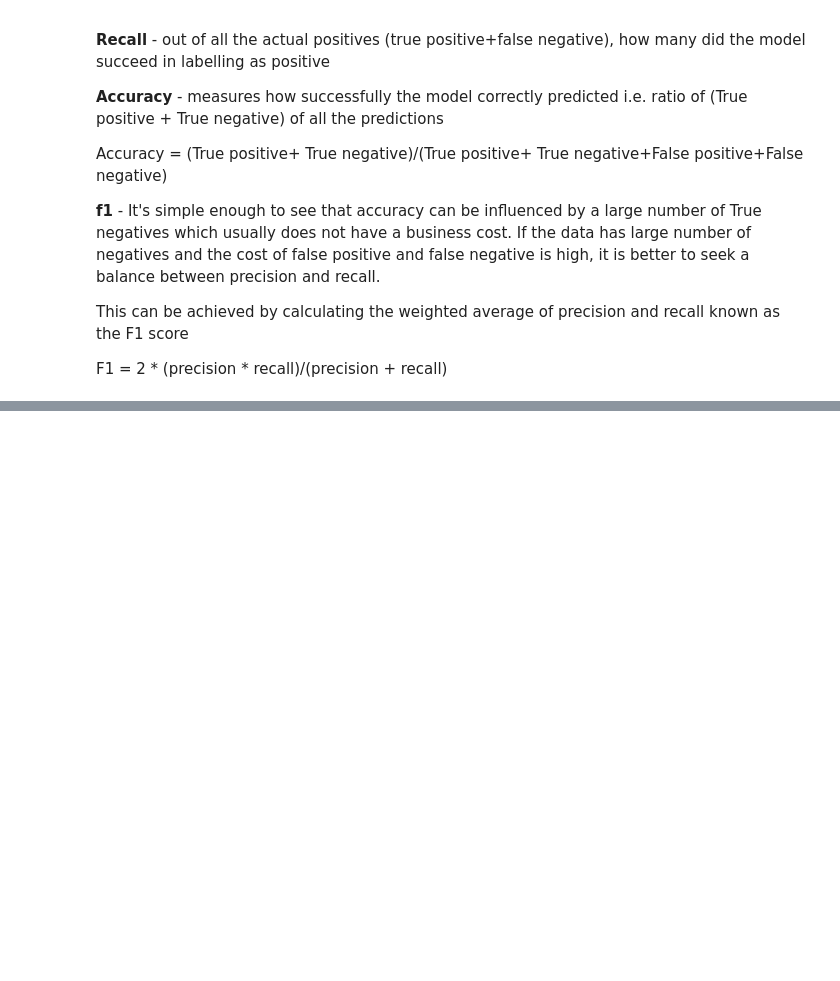
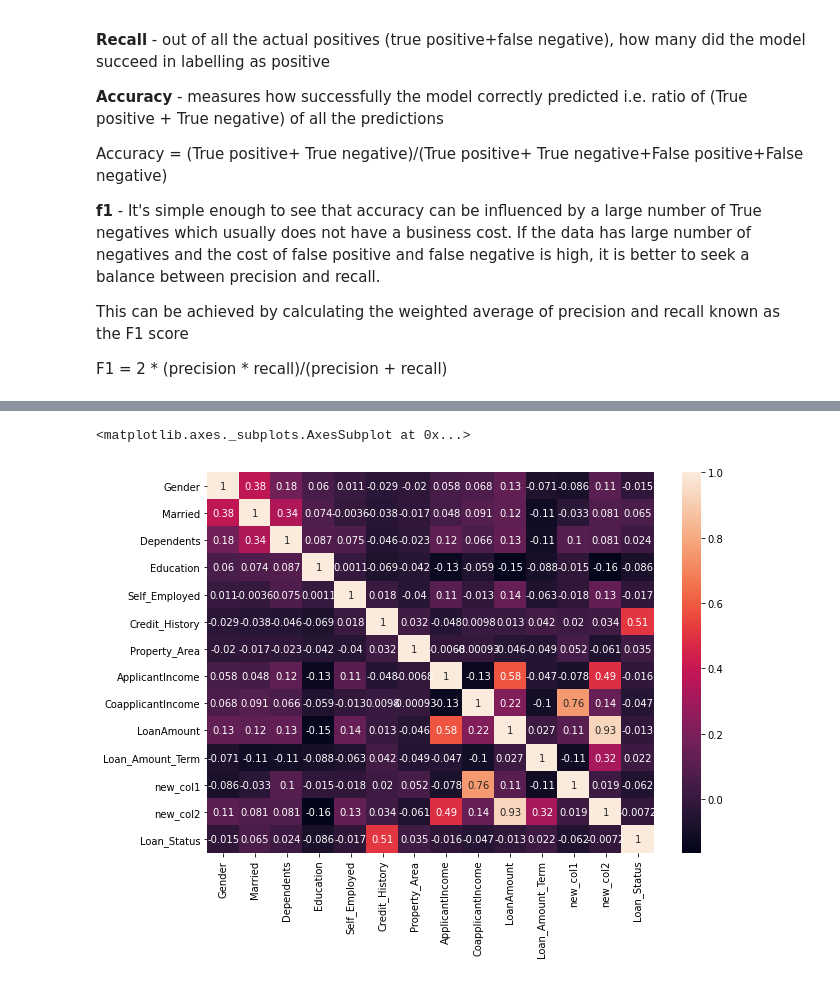
Before and after one commit to iasad1/loan-prediction-classification-problem, a Jupyter notebook: loan-prediction-classification.ipynb, the cells around one changed output, grey strips where cells are left out. Cells and saved outputs as stored; diff of their text form; code cells hidden in the pictures; blank space fills up the shorter version.

```diff
--- a/loan-prediction-classification.ipynb
+++ b/loan-prediction-classification.ipynb
@@ -480,0 +640,3 @@ def loss(y_true, y_pred, retu=False):
+# %%
+X_train['new_col1'] = X_train['CoapplicantIncome']/X_train['ApplicantIncome']
+X_train['new_col2'] = X_train['LoanAmount']*X_train['Loan_Amount_Term']
@@ -480,0 +652,8 @@ def loss(y_true, y_pred, retu=False):
+# %%
+data_corr = pd.concat([X_train,y_train],axis=1)
+corr = data_corr.corr()
+plt.figure(figsize=(10,7))
+sns.heatmap(corr,annot=True)
+# %% [output]
+<matplotlib.axes._subplots.AxesSubplot at 0x...>
+[figure, added]
```
Also changed, not shown: parts of 29 cells of this notebook.
